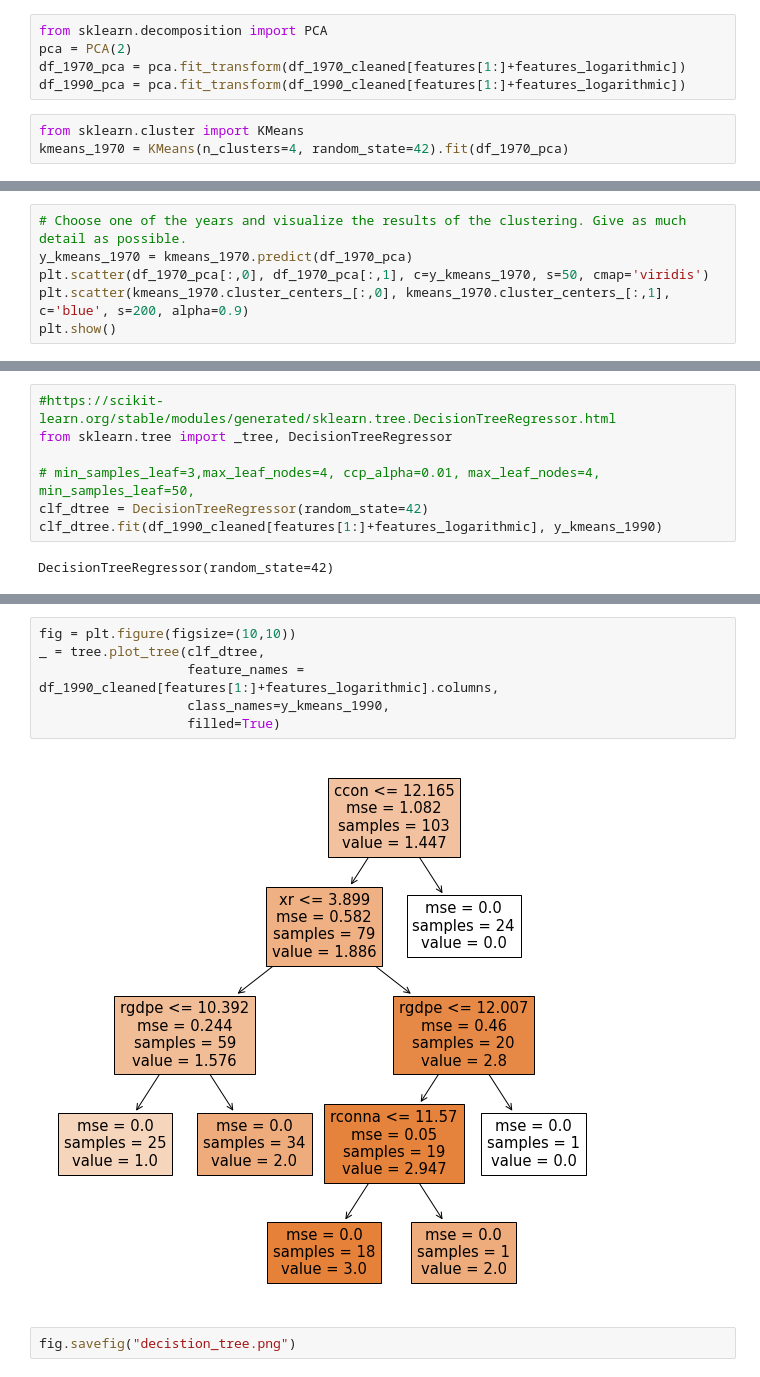
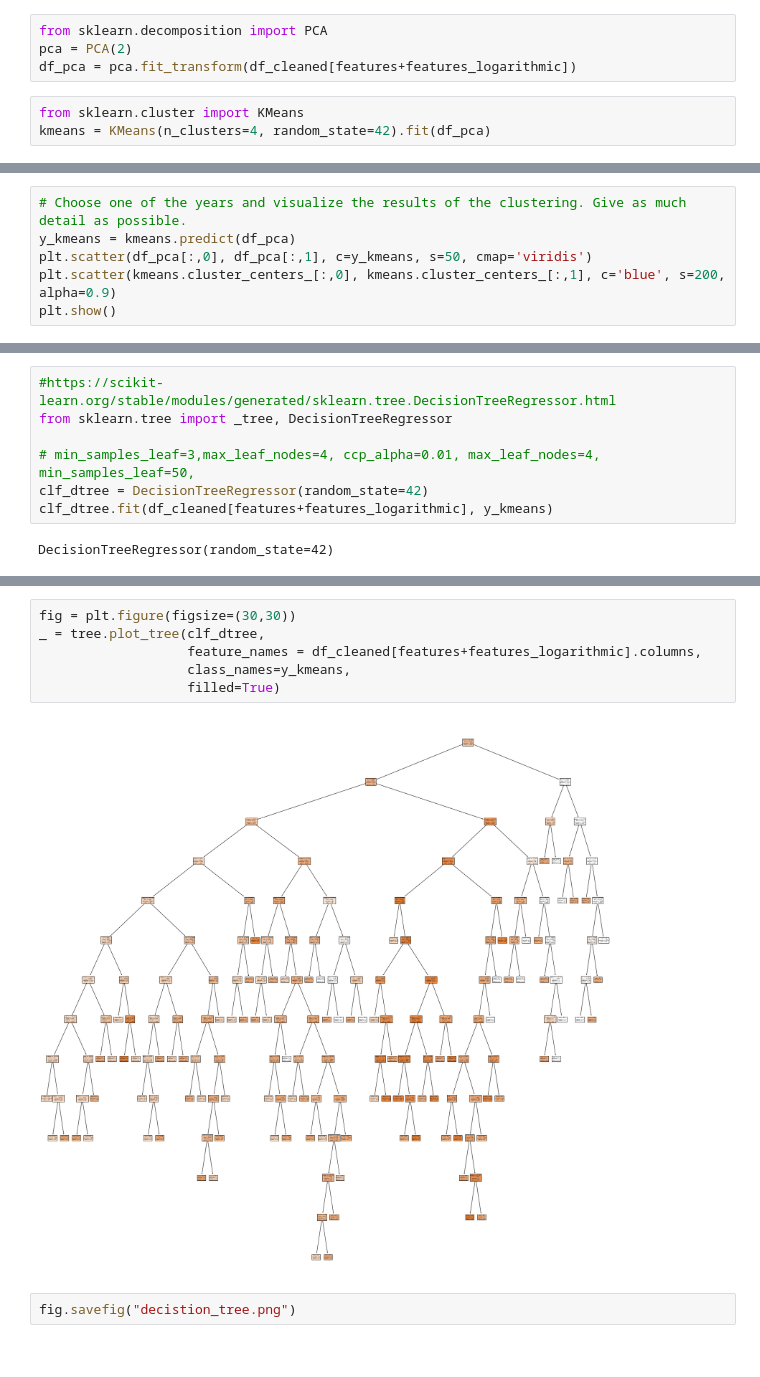
Before and after one commit to RomainClaret/msc.ml.labs, a Jupyter notebook: lab7/lab_07.ipynb, the cells around one changed output, grey strips where cells are left out. Saved outputs shown, nothing was run; the diff lists cells and outputs as text.

```diff
--- a/lab7/lab_07.ipynb
+++ b/lab7/lab_07.ipynb
@@ -180,8 +196,7 @@ len(df_1970_normalized)
 # %%
 from sklearn.decomposition import PCA
 pca = PCA(2)
-df_1970_pca = pca.fit_transform(df_1970_cleaned[features[1:]+features_logarithmic])
-df_1990_pca = pca.fit_transform(df_1990_cleaned[features[1:]+features_logarithmic])
+df_pca = pca.fit_transform(df_cleaned[features+features_logarithmic])
 # %%
 from sklearn.cluster import KMeans
-kmeans_1970 = KMeans(n_clusters=4, random_state=42).fit(df_1970_pca)
+kmeans = KMeans(n_clusters=4, random_state=42).fit(df_pca)
@@ -206,7 +209,7 @@ plt.show()
 # %%
 # Choose one of the years and visualize the results of the clustering. Give as much detail as possible.
-y_kmeans_1970 = kmeans_1970.predict(df_1970_pca)
-plt.scatter(df_1970_pca[:,0], df_1970_pca[:,1], c=y_kmeans_1970, s=50, cmap='viridis')
-plt.scatter(kmeans_1970.cluster_centers_[:,0], kmeans_1970.cluster_centers_[:,1], c='blue', s=200, alpha=0.9)
+y_kmeans = kmeans.predict(df_pca)
+plt.scatter(df_pca[:,0], df_pca[:,1], c=y_kmeans, s=50, cmap='viridis')
+plt.scatter(kmeans.cluster_centers_[:,0], kmeans.cluster_centers_[:,1], c='blue', s=200, alpha=0.9)
 plt.show()
 # %% [output]
@@ -302,7 +252,7 @@ from sklearn.tree import _tree, DecisionTreeRegressor
 
 # min_samples_leaf=3,max_leaf_nodes=4, ccp_alpha=0.01, max_leaf_nodes=4, min_samples_leaf=50,
 clf_dtree = DecisionTreeRegressor(random_state=42)
-clf_dtree.fit(df_1990_cleaned[features[1:]+features_logarithmic], y_kmeans_1990)
+clf_dtree.fit(df_cleaned[features+features_logarithmic], y_kmeans)
 # %% [output]
 DecisionTreeRegressor(random_state=42)
 # %%
@@ -336,11 +279,11 @@ array([2, 2, 0, 2, 3, 2, 3, 3, 2, 1, 1, 0, 1, 1, 3, 0, 2, 3, 0, 3, 3, 0,
 # %%
-fig = plt.figure(figsize=(10,10))
+fig = plt.figure(figsize=(30,30))
 _ = tree.plot_tree(clf_dtree,
-                   feature_names = df_1990_cleaned[features[1:]+features_logarithmic].columns,
-                   class_names=y_kmeans_1990,
+                   feature_names = df_cleaned[features+features_logarithmic].columns,
+                   class_names=y_kmeans,
                    filled=True)
 # %% [output]
-[figure, old version]
+[figure, new version]
 # %%
 fig.savefig("decistion_tree.png")
 # %%
```
Also changed, not shown: parts of 23 cells of this notebook.
